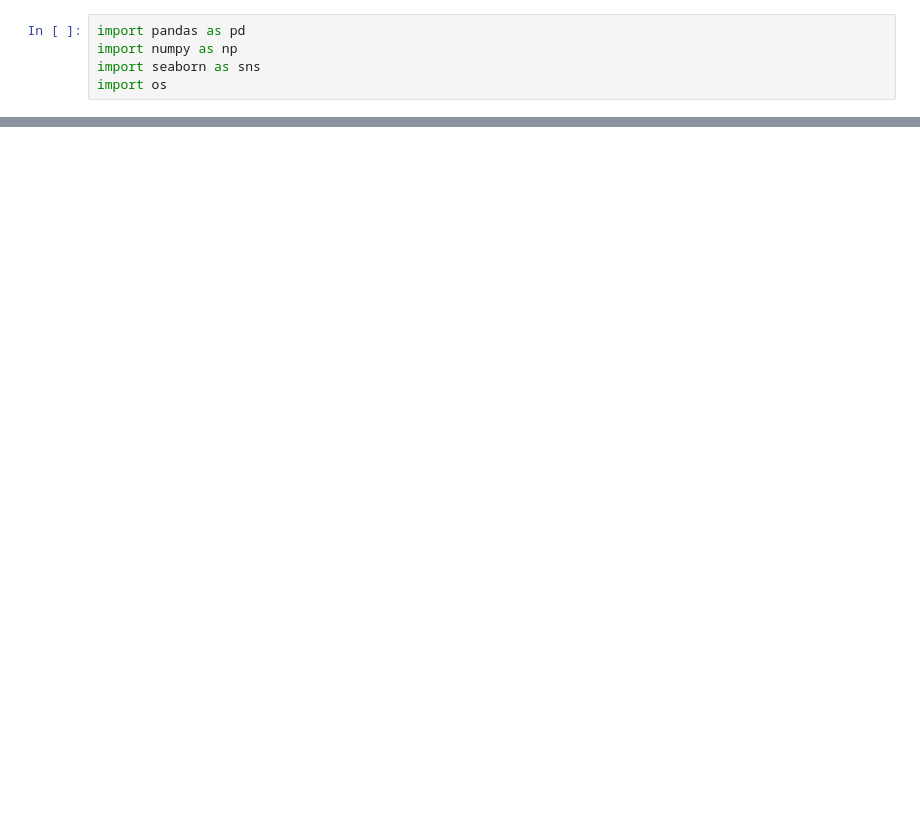
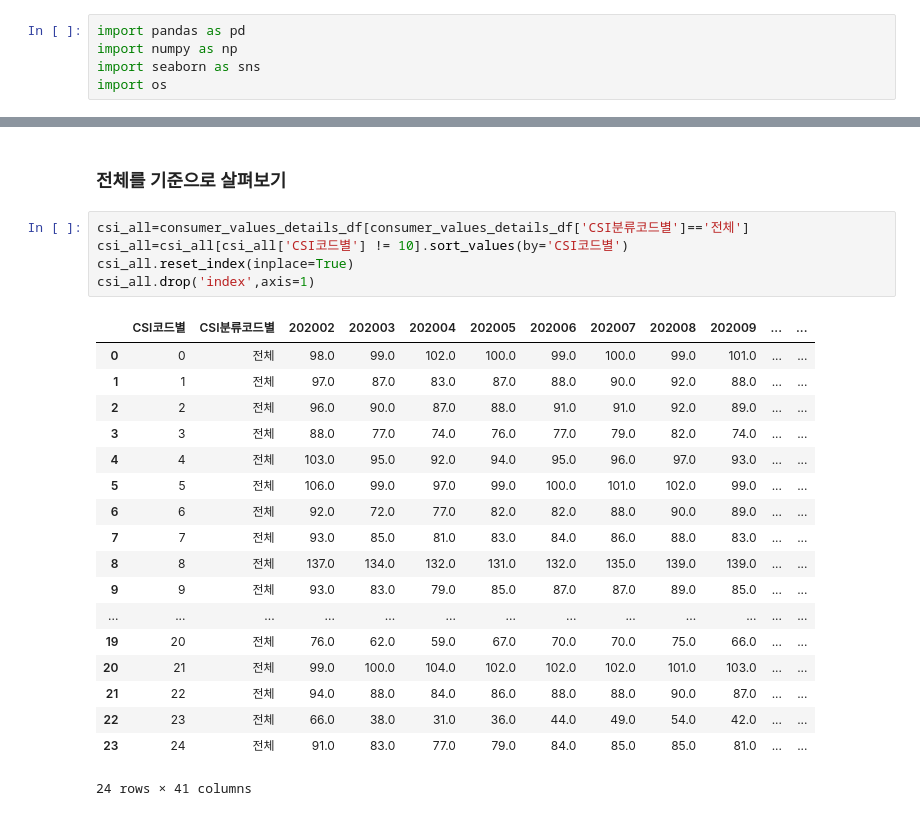
Before and after one commit to siho-song/datascience, a Jupyter notebook: project/project/Untitled.ipynb, the cells around one changed output, grey strips where cells are left out. Drawn from its saved outputs; the diff is of its cells as text; blank space fills up the shorter version.

```diff
--- a/project/project/Untitled.ipynb
+++ b/project/project/Untitled.ipynb
@@ -116,0 +163,26 @@ weights_df[:]
+# %% [markdown]
+### 전체를 기준으로 살펴보기
+# %%
+csi_all=consumer_values_details_df[consumer_values_details_df['CSI분류코드별']=='전체']
+csi_all=csi_all[csi_all['CSI코드별'] != 10].sort_values(by='CSI코드별')
+csi_all.reset_index(inplace=True)
+csi_all.drop('index',axis=1)
+# %% [output]
+|  | CSI코드별 | CSI분류코드별 | 202002 | 202003 | 202004 | 202005 | 202006 | 202007 | 202008 | 202009 | ... | ... |
+| 0 | 0 | 전체 | 98.0 | 99.0 | 102.0 | 100.0 | 99.0 | 100.0 | 99.0 | 101.0 | ... | ... |
+| 1 | 1 | 전체 | 97.0 | 87.0 | 83.0 | 87.0 | 88.0 | 90.0 | 92.0 | 88.0 | ... | ... |
+| 2 | 2 | 전체 | 96.0 | 90.0 | 87.0 | 88.0 | 91.0 | 91.0 | 92.0 | 89.0 | ... | ... |
+| 3 | 3 | 전체 | 88.0 | 77.0 | 74.0 | 76.0 | 77.0 | 79.0 | 82.0 | 74.0 | ... | ... |
+| 4 | 4 | 전체 | 103.0 | 95.0 | 92.0 | 94.0 | 95.0 | 96.0 | 97.0 | 93.0 | ... | ... |
+| 5 | 5 | 전체 | 106.0 | 99.0 | 97.0 | 99.0 | 100.0 | 101.0 | 102.0 | 99.0 | ... | ... |
+| 6 | 6 | 전체 | 92.0 | 72.0 | 77.0 | 82.0 | 82.0 | 88.0 | 90.0 | 89.0 | ... | ... |
+| 7 | 7 | 전체 | 93.0 | 85.0 | 81.0 | 83.0 | 84.0 | 86.0 | 88.0 | 83.0 | ... | ... |
+| 8 | 8 | 전체 | 137.0 | 134.0 | 132.0 | 131.0 | 132.0 | 135.0 | 139.0 | 139.0 | ... | ... |
+| 9 | 9 | 전체 | 93.0 | 83.0 | 79.0 | 85.0 | 87.0 | 87.0 | 89.0 | 85.0 | ... | ... |
+| ... | ... | ... | ... | ... | ... | ... | ... | ... | ... | ... | ... | ... |
+| 19 | 20 | 전체 | 76.0 | 62.0 | 59.0 | 67.0 | 70.0 | 70.0 | 75.0 | 66.0 | ... | ... |
+| 20 | 21 | 전체 | 99.0 | 100.0 | 104.0 | 102.0 | 102.0 | 102.0 | 101.0 | 103.0 | ... | ... |
+| 21 | 22 | 전체 | 94.0 | 88.0 | 84.0 | 86.0 | 88.0 | 88.0 | 90.0 | 87.0 | ... | ... |
+| 22 | 23 | 전체 | 66.0 | 38.0 | 31.0 | 36.0 | 44.0 | 49.0 | 54.0 | 42.0 | ... | ... |
+| 23 | 24 | 전체 | 91.0 | 83.0 | 77.0 | 79.0 | 84.0 | 85.0 | 85.0 | 81.0 | ... | ... |
+24 rows × 41 columns
```
Also changed, not shown: parts of 31 cells of this notebook, 5 other files.
